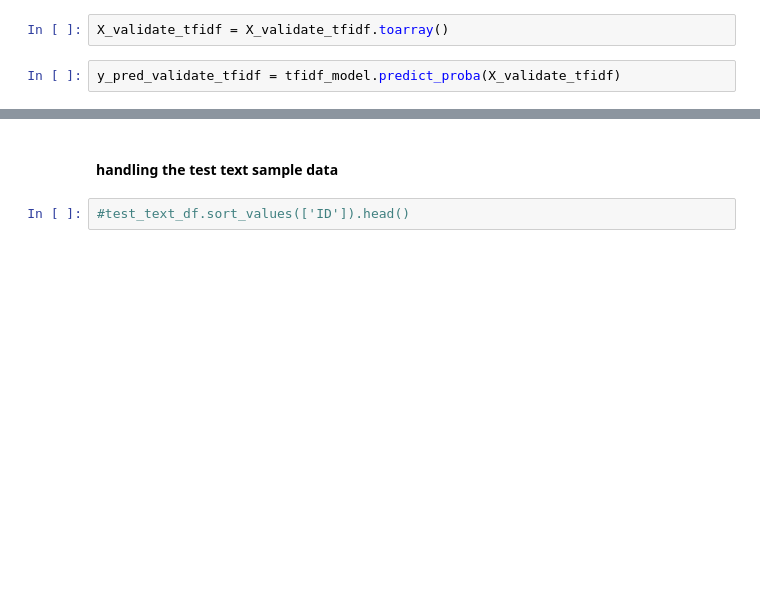
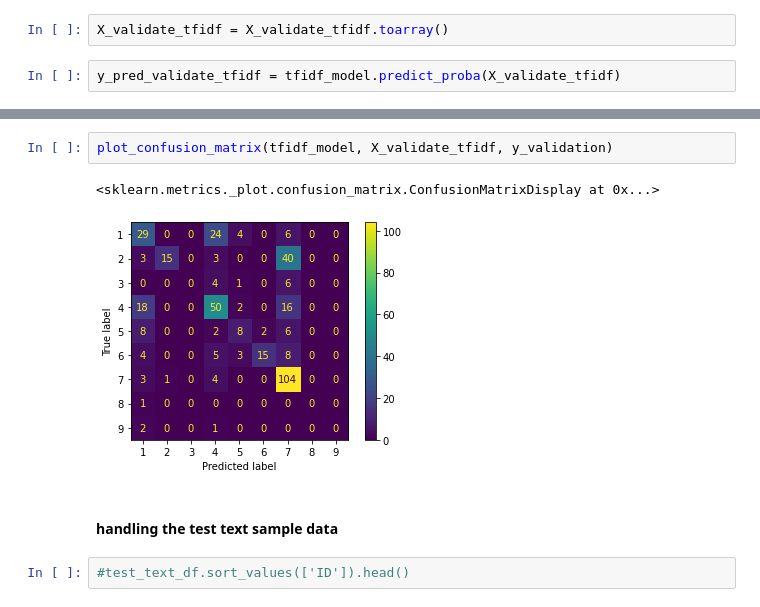
Before and after one commit to me-nobody/jovian-ml-project, a Jupyter notebook: jovian-ml-project-301221.ipynb, the cells around one changed output, grey strips where cells are left out. Drawn from its saved outputs; the diff is of its cells as text; blank space fills up the shorter version.

```diff
--- a/jovian-ml-project-301221.ipynb
+++ b/jovian-ml-project-301221.ipynb
@@ -732,3 +783,8 @@ log_loss(y_validation,y_pred_validate_tfidf)
+# %%
+plot_confusion_matrix(tfidf_model, X_validate_tfidf, y_validation)
+# %% [output]
+<sklearn.metrics._plot.confusion_matrix.ConfusionMatrixDisplay at 0x...>
+[figure, added]
 # %% [markdown]
 #### handling the test text sample data
 # %%
```
Also changed, not shown: parts of 34 cells of this notebook.
